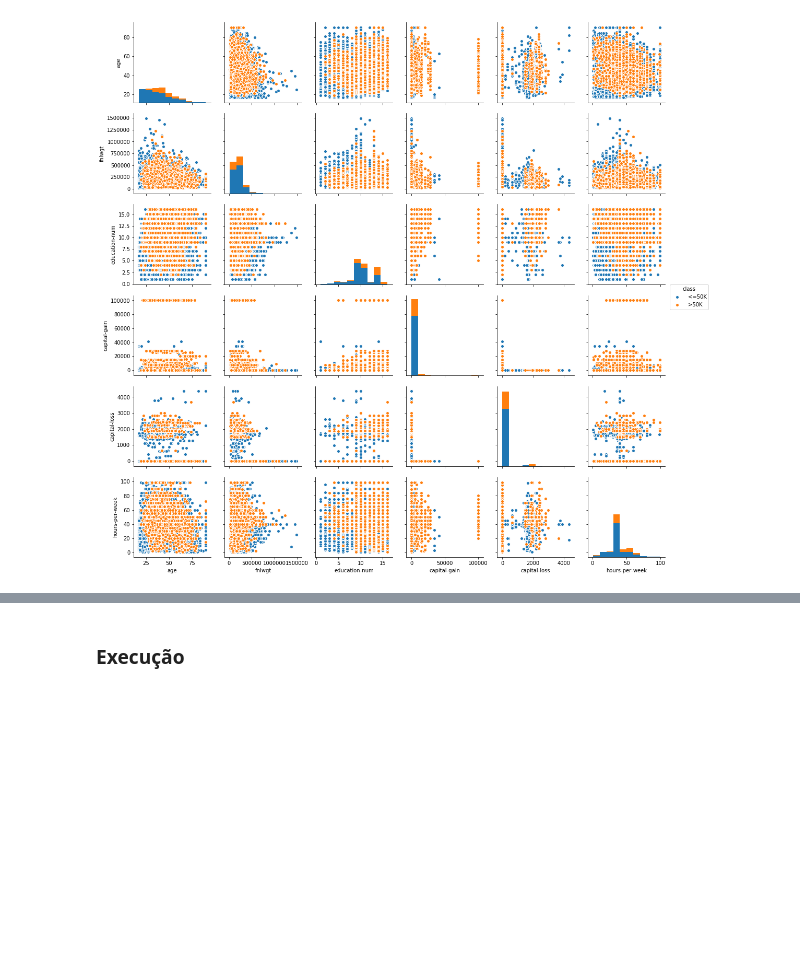
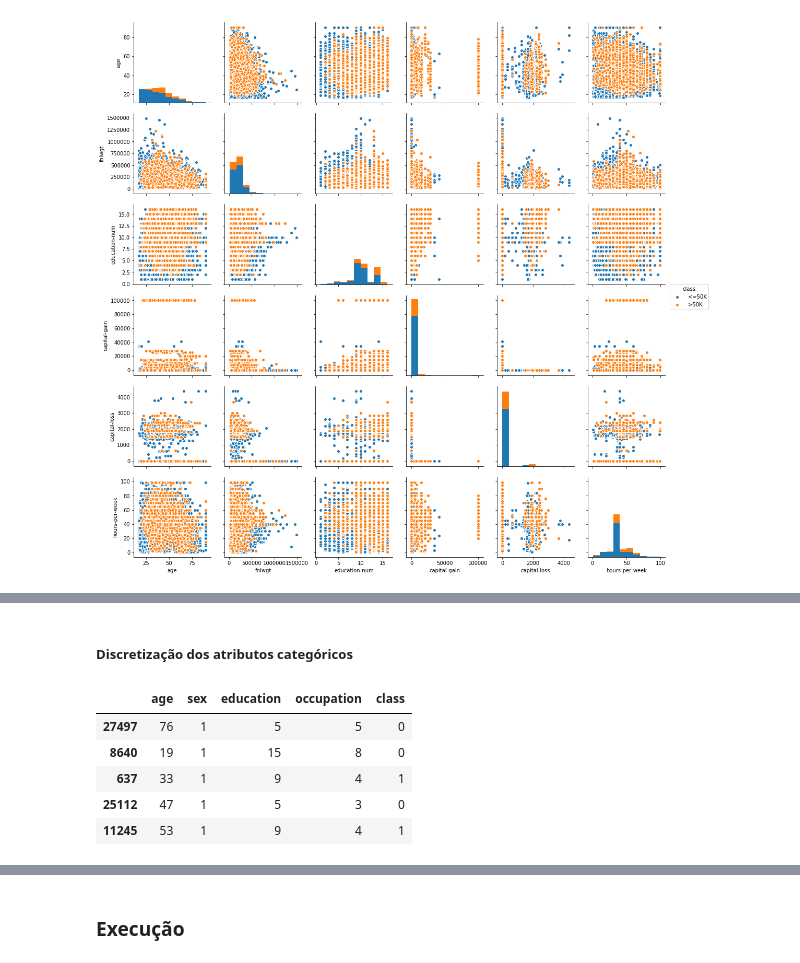
Before and after one commit to BrunoICardoso/DataScience, a Jupyter notebook: machine-learning-1/Trabalho 1 - Machine Learning 1.ipynb, the cells around one changed output, grey strips where cells are left out. Saved outputs shown, nothing was run; the diff lists cells and outputs as text; code cells hidden in the pictures; blank space fills up the shorter version.

```diff
--- a/machine-learning-1/Trabalho 1 - Machine Learning 1.ipynb
+++ b/machine-learning-1/Trabalho 1 - Machine Learning 1.ipynb
@@ -100,0 +104,19 @@ df.head()
+# %% [markdown]
+##### Discretização dos atributos categóricos
+# %%
+# Encoding categorical data
+
+df['education'] = df['education'].astype('category')
+df['occupation'] = df['occupation'].astype('category')
+df['sex'] = df['sex'].astype('category')
+df['class'] = df['class'].astype('category')
+categories = df.select_dtypes(['category']).columns
+df[categories] = df[categories].apply(lambda x:x.cat.codes)
+df.head()
+# %% [output]
+|  | age | sex | education | occupation | class |
+| 27497 | 76 | 1 | 5 | 5 | 0 |
+| 8640 | 19 | 1 | 15 | 8 | 0 |
+| 637 | 33 | 1 | 9 | 4 | 1 |
+| 25112 | 47 | 1 | 5 | 3 | 0 |
+| 11245 | 53 | 1 | 9 | 4 | 1 |
```
Also changed, not shown: parts of 22 cells of this notebook.
